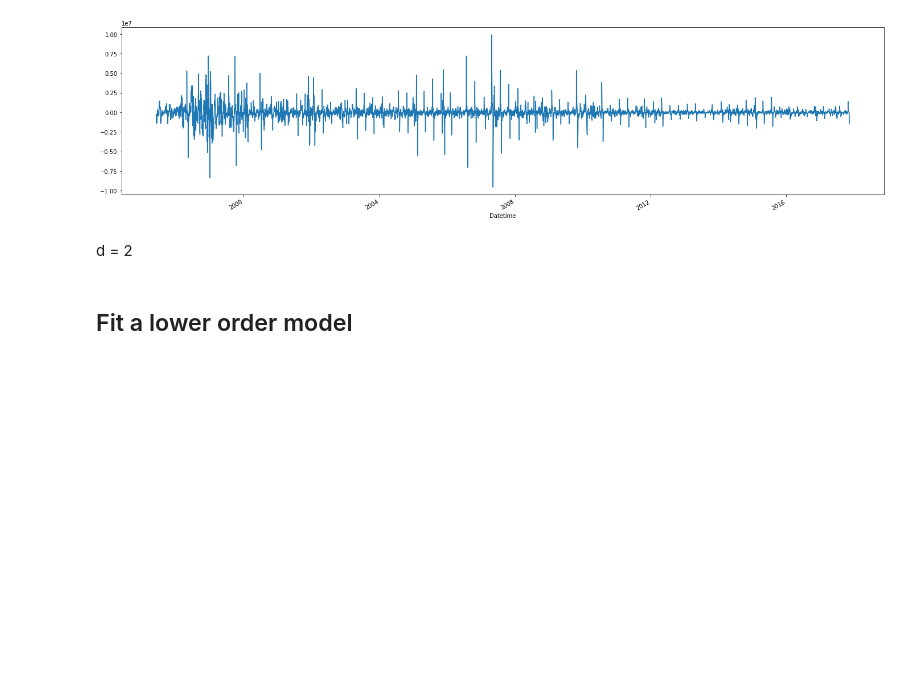
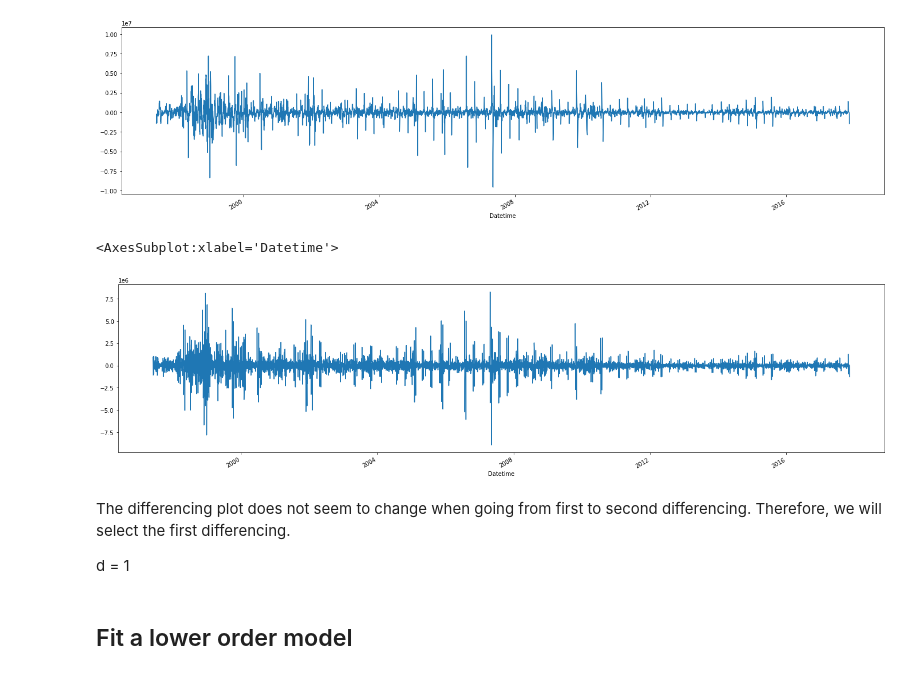
Before and after one commit to JamieKats/data2001-a3, a Jupyter notebook: DATA2001-A3-s4674720.ipynb, the cells around one changed output. Cells and saved outputs as stored; diff of their text form; code cells hidden in the pictures; blank space fills up the shorter version.

```diff
--- a/DATA2001-A3-s4674720.ipynb
+++ b/DATA2001-A3-s4674720.ipynb
@@ -487,8 +512,16 @@ trend_d1.plot(figsize=(24,6))
 # %% [output]
 <AxesSubplot:xlabel='Datetime'>
 [figure]
+# %%
+trend_d2 = trend_d1.diff()
+trend_d2.plot(figsize=(24,6))
+# %% [output]
+<AxesSubplot:xlabel='Datetime'>
+[figure, added]
 # %% [markdown]
-d = 2
+The differencing plot does not seem to change when going from first to second differencing. Therefore, we will select the first differencing.
+
+d = 1
 # %% [markdown]
 ## Fit a lower order model
 # %%
```
Also changed, not shown: parts of 25 cells of this notebook.
